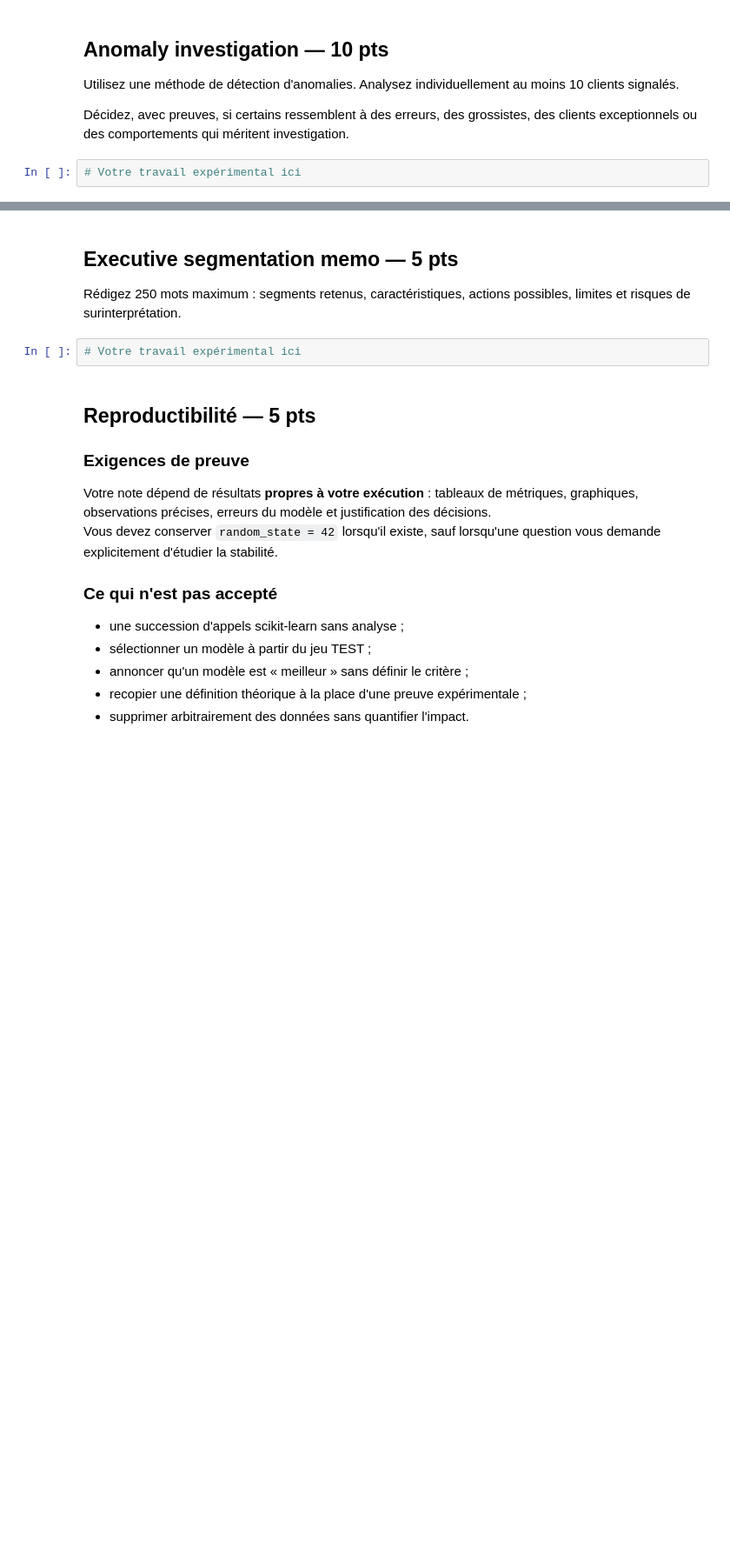
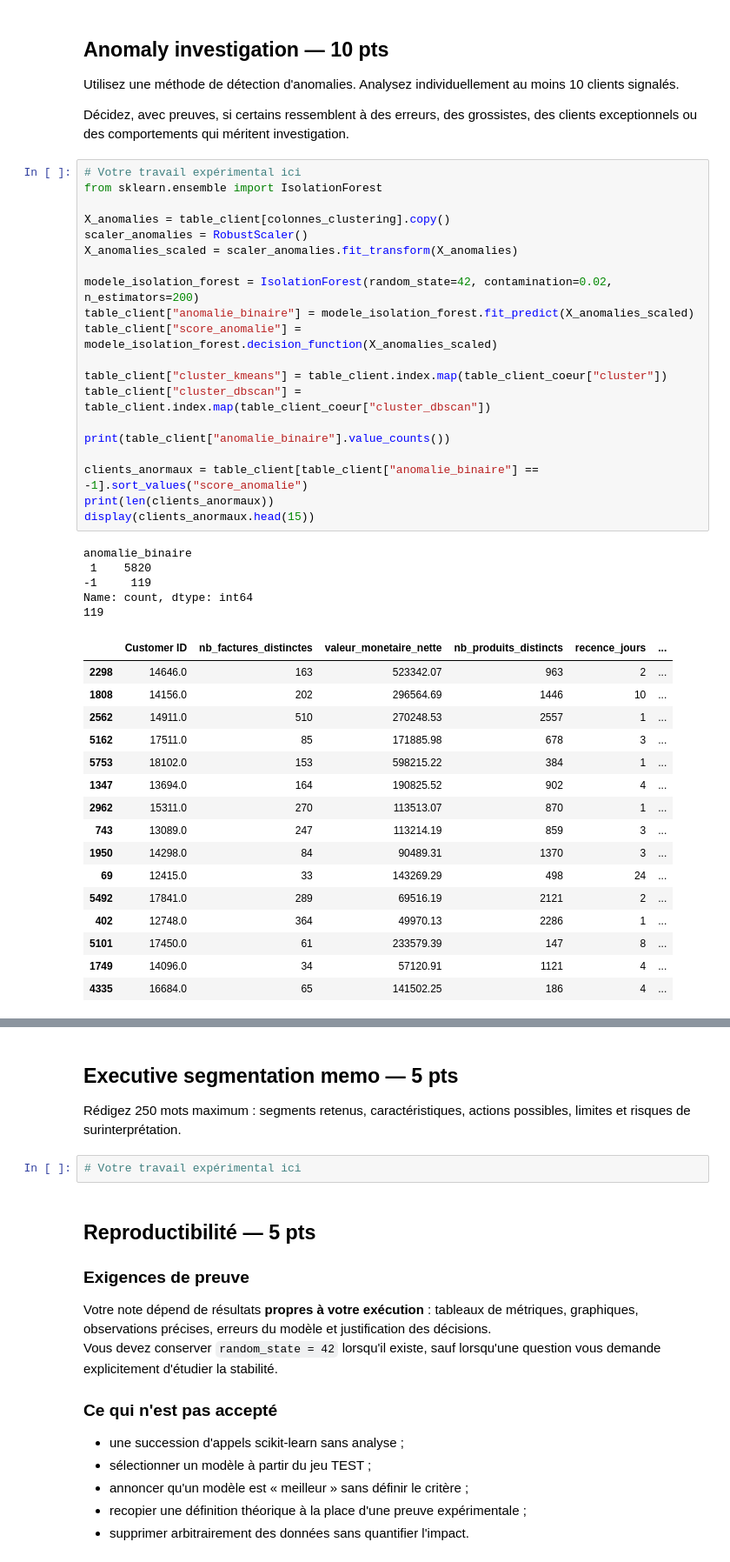
Before and after one commit to hamzabouhouch1003/Training01, a Jupyter notebook: Jour2/PACK_4_TP_NOTES_IA_4A_OPTION_DEVELOPPEUR/TP_NOTE_S6_NON_SUPERVISE_ONLINE_RETAIL_UK.ipynb, the cells around one changed output, grey strips where cells are left out. Shown at 87% size. Saved outputs shown, nothing was run; the diff lists cells and outputs as text; blank space fills up the shorter version.

```diff
--- a/Jour2/PACK_4_TP_NOTES_IA_4A_OPTION_DEVELOPPEUR/TP_NOTE_S6_NON_SUPERVISE_ONLINE_RETAIL_UK.ipynb
+++ b/Jour2/PACK_4_TP_NOTES_IA_4A_OPTION_DEVELOPPEUR/TP_NOTE_S6_NON_SUPERVISE_ONLINE_RETAIL_UK.ipynb
@@ -581,3 +693,43 @@ Utilisez une méthode de détection d'anomalies. Analysez individuellement au mo
 Décidez, avec preuves, si certains ressemblent à des erreurs, des grossistes, des clients exceptionnels ou des comportements qui méritent investigation.
 # %%
 # Votre travail expérimental ici
+from sklearn.ensemble import IsolationForest
+
+X_anomalies = table_client[colonnes_clustering].copy()
+scaler_anomalies = RobustScaler()
+X_anomalies_scaled = scaler_anomalies.fit_transform(X_anomalies)
+
+modele_isolation_forest = IsolationForest(random_state=42, contamination=0.02, n_estimators=200)
+table_client["anomalie_binaire"] = modele_isolation_forest.fit_predict(X_anomalies_scaled)
+table_client["score_anomalie"] = modele_isolation_forest.decision_function(X_anomalies_scaled)
+
+table_client["cluster_kmeans"] = table_client.index.map(table_client_coeur["cluster"])
+table_client["cluster_dbscan"] = table_client.index.map(table_client_coeur["cluster_dbscan"])
+
+print(table_client["anomalie_binaire"].value_counts())
+
+clients_anormaux = table_client[table_client["anomalie_binaire"] == -1].sort_values("score_anomalie")
+print(len(clients_anormaux))
+display(clients_anormaux.head(15))
+# %% [output]
+anomalie_binaire
+ 1    5820
+-1     119
+Name: count, dtype: int64
+119
+|  | Customer ID | nb_factures_distinctes | valeur_monetaire_nette | nb_produits_distincts | recence_jours | ... |
+| 2298 | 14646.0 | 163 | 523342.07 | 963 | 2 | ... |
+| 1808 | 14156.0 | 202 | 296564.69 | 1446 | 10 | ... |
+| 2562 | 14911.0 | 510 | 270248.53 | 2557 | 1 | ... |
+| 5162 | 17511.0 | 85 | 171885.98 | 678 | 3 | ... |
+| 5753 | 18102.0 | 153 | 598215.22 | 384 | 1 | ... |
+| 1347 | 13694.0 | 164 | 190825.52 | 902 | 4 | ... |
+| 2962 | 15311.0 | 270 | 113513.07 | 870 | 1 | ... |
+| 743 | 13089.0 | 247 | 113214.19 | 859 | 3 | ... |
+| 1950 | 14298.0 | 84 | 90489.31 | 1370 | 3 | ... |
+| 69 | 12415.0 | 33 | 143269.29 | 498 | 24 | ... |
+| 5492 | 17841.0 | 289 | 69516.19 | 2121 | 2 | ... |
+| 402 | 12748.0 | 364 | 49970.13 | 2286 | 1 | ... |
+| 5101 | 17450.0 | 61 | 233579.39 | 147 | 8 | ... |
+| 1749 | 14096.0 | 34 | 57120.91 | 1121 | 4 | ... |
+| 4335 | 16684.0 | 65 | 141502.25 | 186 | 4 | ... |
```
Also changed, not shown: parts of 6 cells of this notebook.
